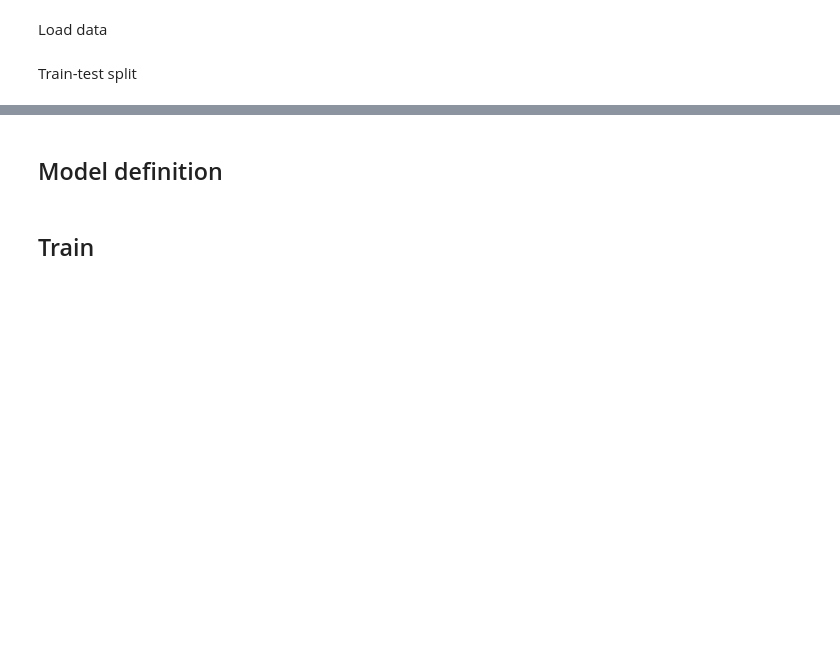
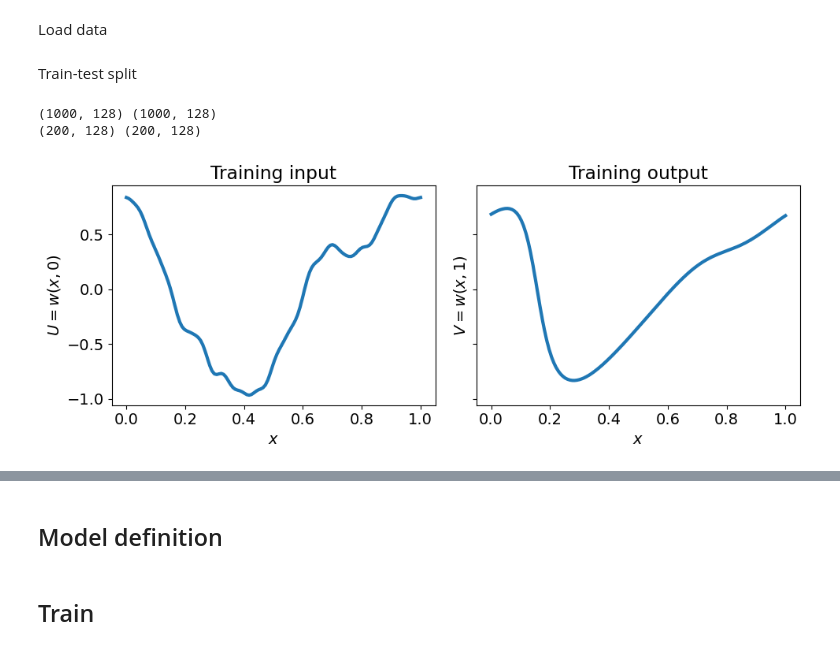
Before and after one commit to tomcjackc/Probabilistic-Operator-Learning-for-Climate-Model-Parameterisation, a Jupyter notebook: notebooks/final_burger.ipynb, the cells around one changed output, grey strips where cells are left out. Cells and saved outputs as stored; diff of their text form; code cells hidden in the pictures; blank space fills up the shorter version.

```diff
--- a/notebooks/final_burger.ipynb
+++ b/notebooks/final_burger.ipynb
@@ -56,0 +55,32 @@ y_train = y[i*169: i*169 + 1000]
+# %%
+n_train = 1000
+n_test = 200
+
+x_train, y_train, x_test, y_test, grid = get_data(n_train, n_test)
+
+print(x_train.shape, y_train.shape)
+print(x_test.shape, y_test.shape)
+# %% [output]
+(1000, 128) (1000, 128)
+(200, 128) (200, 128)
+# %%
+# rc params for line width, font sizes
+plt.rcParams["lines.linewidth"] = 3
+plt.rcParams["font.size"] = 14
+
+
+# plot one instance of the training data in a pair of subplots
+fig, ax = plt.subplots(1, 2, figsize=(10, 4), sharey = True)
+ax[0].plot(np.linspace(0, 1, 128), x_train[0], label="x", lw = 3)
+ax[0].set_xlabel(r"$x$")
+ax[0].set_ylabel(r"$U = w(x, 0)$")
+ax[1].plot(np.linspace(0, 1, 128), y_train[0], label="y", lw = 3)
+ax[1].set_xlabel(r"$x$")
+ax[1].set_ylabel(r"$V = w(x, 1)$")
+# ax[0].legend()
+ax[0].set_title("Training input")
+ax[1].set_title("Training output")
+plt.tight_layout()
+plt.savefig("../figures/burgers_training_data.pdf")
+# %% [output]
+[figure, added]
```
Also changed, not shown: parts of 13 cells of this notebook, 14 other files.
